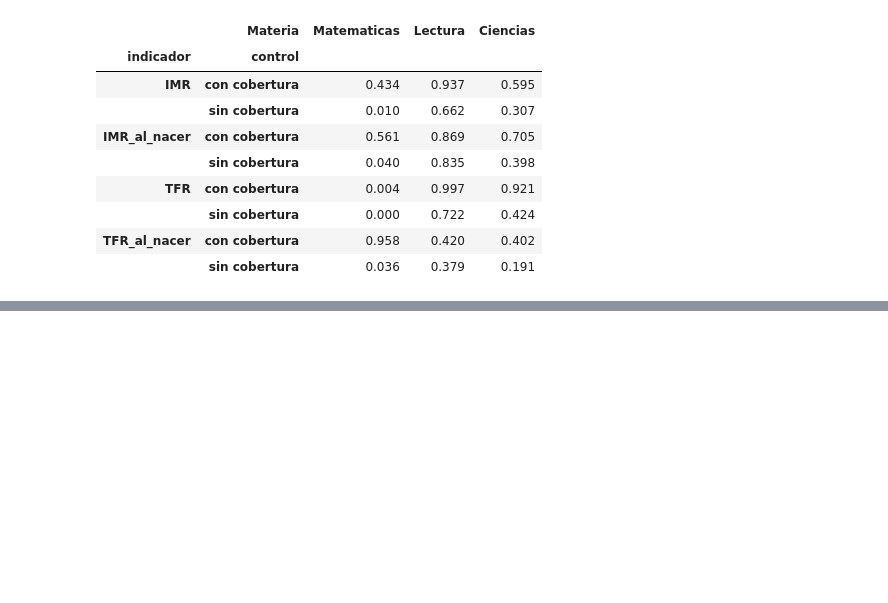
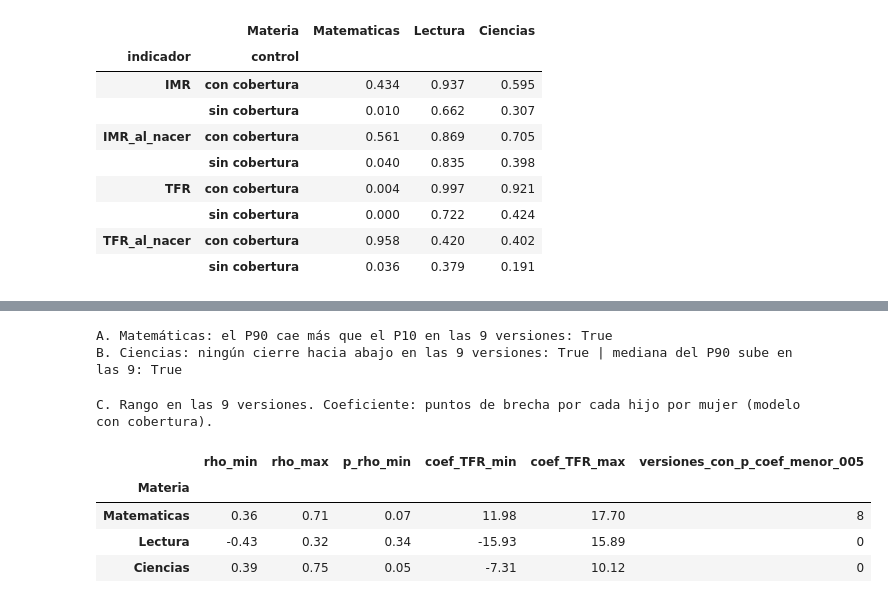
Before and after one commit to aperture-systems-lab/Competencia-ASA, a Jupyter notebook: notebooks/02d_analisis_america_latina.ipynb, the cells around one changed output, grey strips where cells are left out. Cells and saved outputs as stored; diff of their text form; code cells hidden in the pictures; blank space fills up the shorter version.

```diff
--- a/notebooks/02d_analisis_america_latina.ipynb
+++ b/notebooks/02d_analisis_america_latina.ipynb
@@ -394,0 +405,22 @@ Modelos con p < 0,05: 5 de 24
+# %%
+filas = []
+for fuera in ["(ninguno)"] + PAISES:
+    c = cambios if fuera == "(ninguno)" else cambios.loc[cambios["Pais"].ne(fuera)]
+    for materia in MATERIAS:
+        d = c.loc[c["Materia"].eq(materia)]
+        filas.append({
+            "sin": fuera, "Materia": materia, "n": len(d),
+            "mediana_dP10": d["dP10"].median(), "mediana_dP90": d["dP90"].median(),
+            "cierre_hacia_abajo": int(d["tipo"].eq("Cierre hacia abajo").sum()),
+            "cierre_hacia_arriba": int(d["tipo"].eq("Cierre hacia arriba").sum()),
+        })
+loo = pd.DataFrame(filas)
+loo["arriba_menos_abajo"] = loo["mediana_dP90"] - loo["mediana_dP10"]
+
+resumen_loo = loo.groupby("Materia").agg(
+    dP90_menos_dP10_min=("arriba_menos_abajo", "min"), dP90_menos_dP10_max=("arriba_menos_abajo", "max"),
+    mediana_dP90_min=("mediana_dP90", "min"), mediana_dP90_max=("mediana_dP90", "max"),
+    cierre_hacia_abajo_max=("cierre_hacia_abajo", "max"),
+).loc[MATERIAS].round(1)
+print("Rango en las 9 versiones (con todos y sin cada país):")
+resumen_loo
@@ -394,0 +434,35 @@ Modelos con p < 0,05: 5 de 24
+# %%
+mat = loo.loc[loo["Materia"].eq("Matematicas")]
+cie = loo.loc[loo["Materia"].eq("Ciencias")]
+print("A. Matemáticas: el P90 cae más que el P10 en las 9 versiones:", bool((mat["arriba_menos_abajo"] < 0).all()))
+print("B. Ciencias: ningún cierre hacia abajo en las 9 versiones:", bool((cie["cierre_hacia_abajo"] == 0).all()),
+      "| mediana del P90 sube en las 9:", bool((cie["mediana_dP90"] > 0).all()))
+# %% [output]
+A. Matemáticas: el P90 cae más que el P10 en las 9 versiones: True
+B. Ciencias: ningún cierre hacia abajo en las 9 versiones: True | mediana del P90 sube en las 9: True
+# %%
+# C. Correlación entre países (Spearman) y modelo dentro de cada país, sin cada país
+filas = []
+for fuera in ["(ninguno)"] + PAISES:
+    paises_ok = [x for x in PAISES if x != fuera]
+    for materia in MATERIAS:
+        db = cambios.loc[cambios["Materia"].eq(materia)].set_index("Pais").loc[paises_ok, "dBrecha"]
+        rho, p_rho = stats.spearmanr(demo_cambio.loc[paises_ok, "TFR (año de la prueba)"], db)
+        d = datos.loc[datos["Materia"].eq(materia) & datos["Pais"].isin(paises_ok)]
+        m = smf.ols("brecha_P90_P10 ~ TFR + cobertura_pp + C(Pais)", data=d).fit(cov_type="cluster", cov_kwds={"groups": d["Pais"]})
+        filas.append({"sin": fuera, "Materia": materia, "rho": rho, "p_rho": p_rho, "coef_TFR": m.params["TFR"], "p_coef": m.pvalues["TFR"]})
+loo_demo = pd.DataFrame(filas)
+rango = loo_demo.groupby("Materia").agg(
+    rho_min=("rho", "min"), rho_max=("rho", "max"), p_rho_min=("p_rho", "min"),
+    coef_TFR_min=("coef_TFR", "min"), coef_TFR_max=("coef_TFR", "max"),
+    versiones_con_p_coef_menor_005=("p_coef", lambda s: int((s < 0.05).sum())),
+).loc[MATERIAS].round(2)
+print("C. Rango en las 9 versiones. Coeficiente: puntos de brecha por cada hijo por mujer (modelo con cobertura).")
+rango
+# %% [output]
+C. Rango en las 9 versiones. Coeficiente: puntos de brecha por cada hijo por mujer (modelo con cobertura).
+|  | rho_min | rho_max | p_rho_min | coef_TFR_min | coef_TFR_max | versiones_con_p_coef_menor_005 |
+| Materia |  |  |  |  |  |  |
+| Matematicas | 0.36 | 0.71 | 0.07 | 11.98 | 17.70 | 8 |
+| Lectura | -0.43 | 0.32 | 0.34 | -15.93 | 15.89 | 0 |
+| Ciencias | 0.39 | 0.75 | 0.05 | -7.31 | 10.12 | 0 |
```
Also changed, not shown: parts of 9 cells of this notebook, 9 other files.
